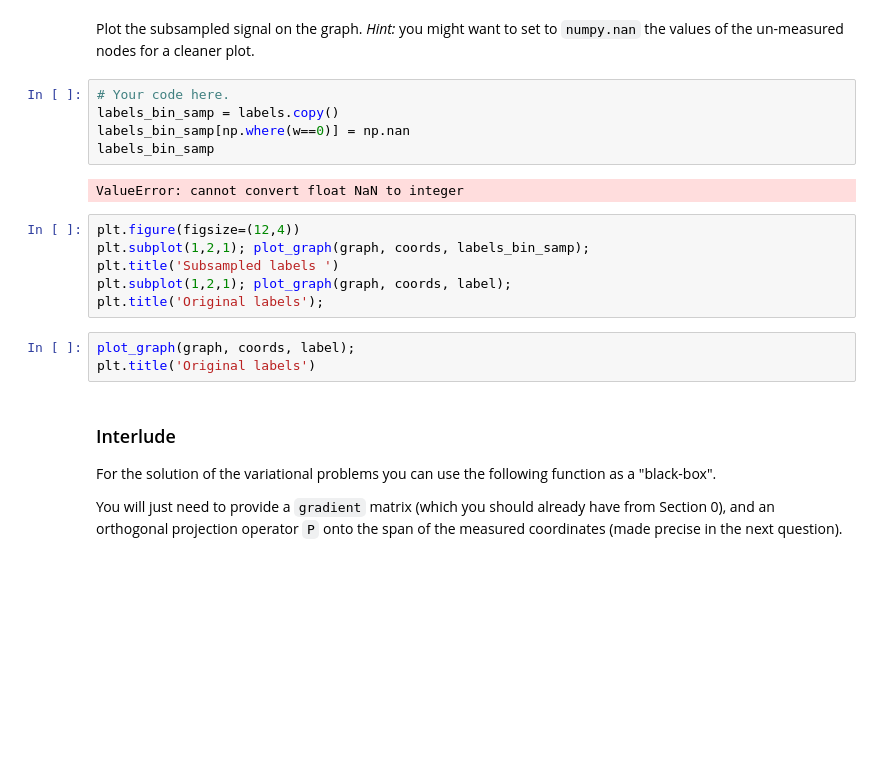
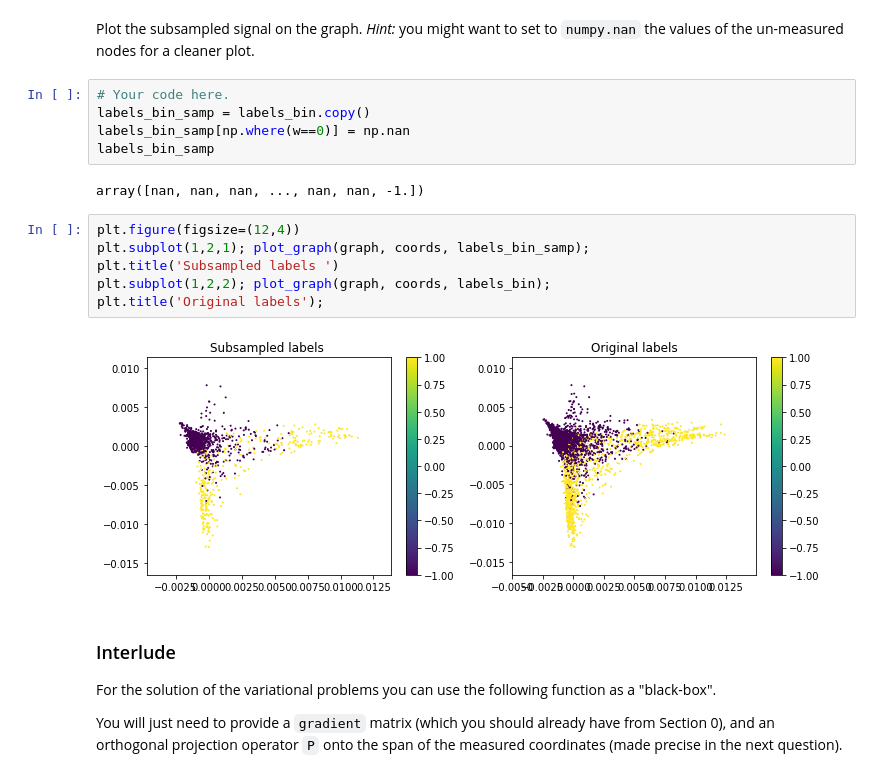
Before and after one commit to isabelaconstantin/wikinet, a Jupyter notebook: milestone4/4_graph_signal_processing.ipynb, the cells around one changed output. Drawn from its saved outputs; the diff is of its cells as text; blank space fills up the shorter version.

```diff
--- a/milestone4/4_graph_signal_processing.ipynb
+++ b/milestone4/4_graph_signal_processing.ipynb
@@ -587,20 +587,19 @@ def create_mask(mn_ratio):
 Plot the subsampled signal on the graph. _Hint:_ you might want to set to `numpy.nan` the values of the un-measured nodes for a cleaner plot.
 # %%
 # Your code here.
-labels_bin_samp = labels.copy()
+labels_bin_samp = labels_bin.copy()
 labels_bin_samp[np.where(w==0)] = np.nan
 labels_bin_samp
 # %% [output]
-ValueError: cannot convert float NaN to integer
+array([nan, nan, nan, ..., nan, nan, -1.])
 # %%
 plt.figure(figsize=(12,4))
 plt.subplot(1,2,1); plot_graph(graph, coords, labels_bin_samp);
 plt.title('Subsampled labels ')
-plt.subplot(1,2,1); plot_graph(graph, coords, label);
+plt.subplot(1,2,2); plot_graph(graph, coords, labels_bin);
 plt.title('Original labels');
+# %% [output]
+[figure, added]
-# %%
-plot_graph(graph, coords, label);
-plt.title('Original labels')
 # %% [markdown]
 ### Interlude
 
```
Also changed, not shown: parts of 12 cells of this notebook.
